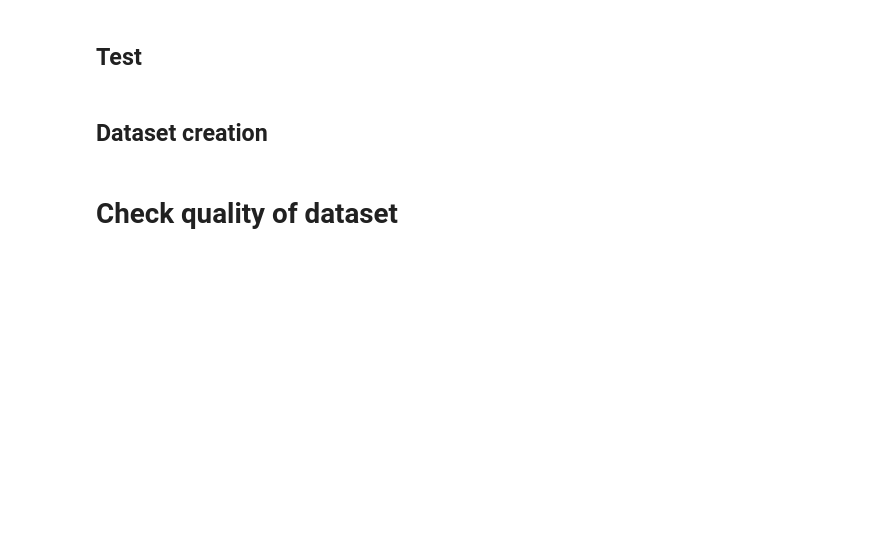
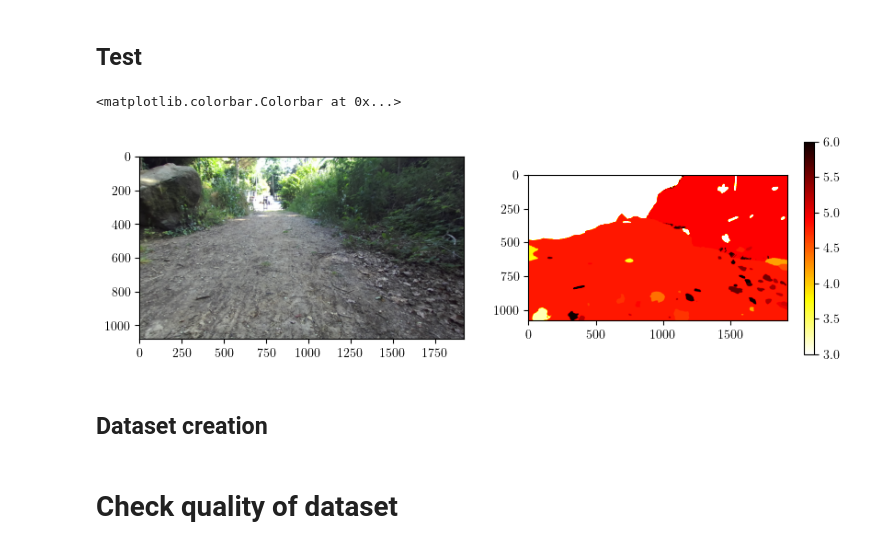
Before and after one commit to Whojo/Autonomous-Navigation-Offroad-by-traversability-analysis, a Jupyter notebook: src/semantic_segmentation/SAM_dataset_for_distillation.ipynb, the cells around one changed output. Cells and saved outputs as stored; diff of their text form; code cells hidden in the pictures; blank space fills up the shorter version.

Commit message:
Remove TargetType
Prefer the use of Segmentation only => easier application of Data
Augmentation. Costmap can still be computed on the go.

```diff
--- a/src/semantic_segmentation/SAM_dataset_for_distillation.ipynb
+++ b/src/semantic_segmentation/SAM_dataset_for_distillation.ipynb
@@ -346,11 +282,10 @@ with Image.open(
 ) as normal:
     normal = np.array(normal)
 
-seg, costmap = _compute_target(
+seg = _compute_semantic_segmentation(
     img,
     depth,
     normal,
-    target_type=TargetType.BOTH,
     should_fill_segmentation=True,
     cost_type=CostType.CENTERED,
     should_filter_intersection=True,
@@ -359,14 +294,16 @@ seg, costmap = _compute_target(
 # %%
 %%script false --no-raise-error
 
 import matplotlib.pyplot as plt
 
-_, (ax1, ax2, ax3) = plt.subplots(1, 3, figsize=(15, 5))
+_, (ax1, ax2) = plt.subplots(1, 2, figsize=(10, 5))
 
 ax1.imshow(img)
-ax2.imshow(seg, cmap="hot_r", vmin=3, vmax=6)
-colorbar = ax3.imshow(costmap, cmap="hot_r", vmin=3, vmax=6)
-plt.colorbar(colorbar, ax=ax3, shrink=0.6)
+colorbar = ax2.imshow(seg, cmap="hot_r", vmin=3, vmax=6)
+plt.colorbar(colorbar, ax=ax2, shrink=0.6)
+# %% [output]
+<matplotlib.colorbar.Colorbar at 0x...>
+[figure, added]
 # %%
 %%script false --no-raise-error
 
```
Also changed, not shown: parts of 12 cells of this notebook, 3 other files.
